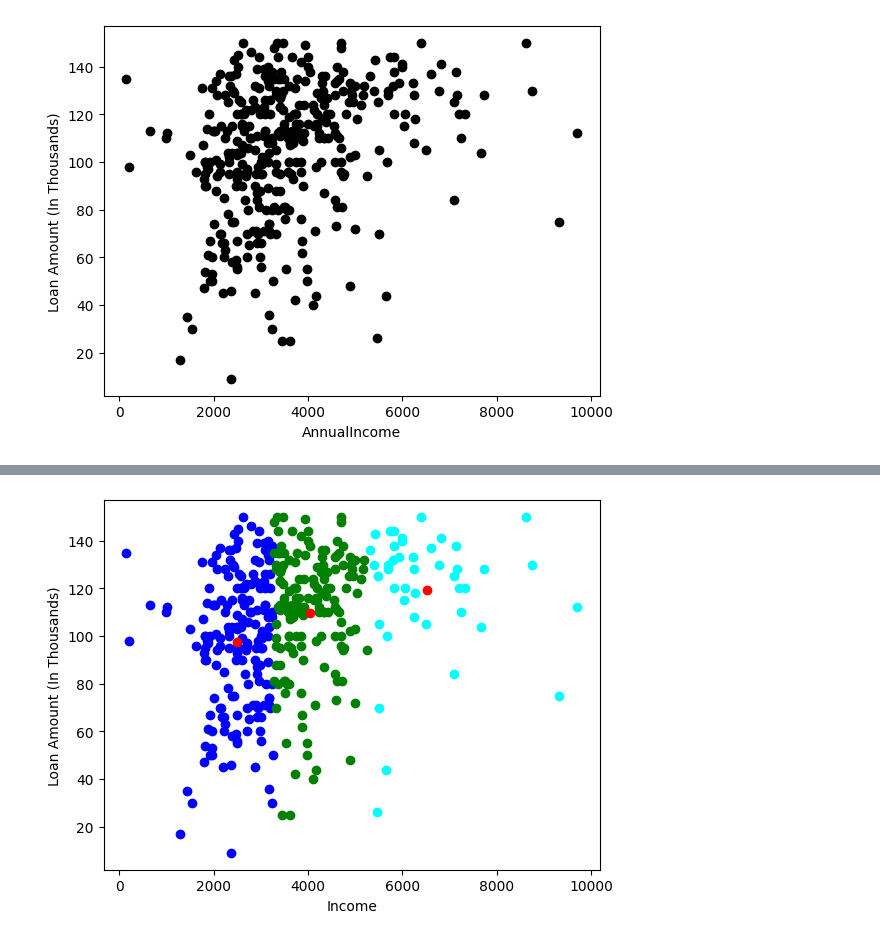
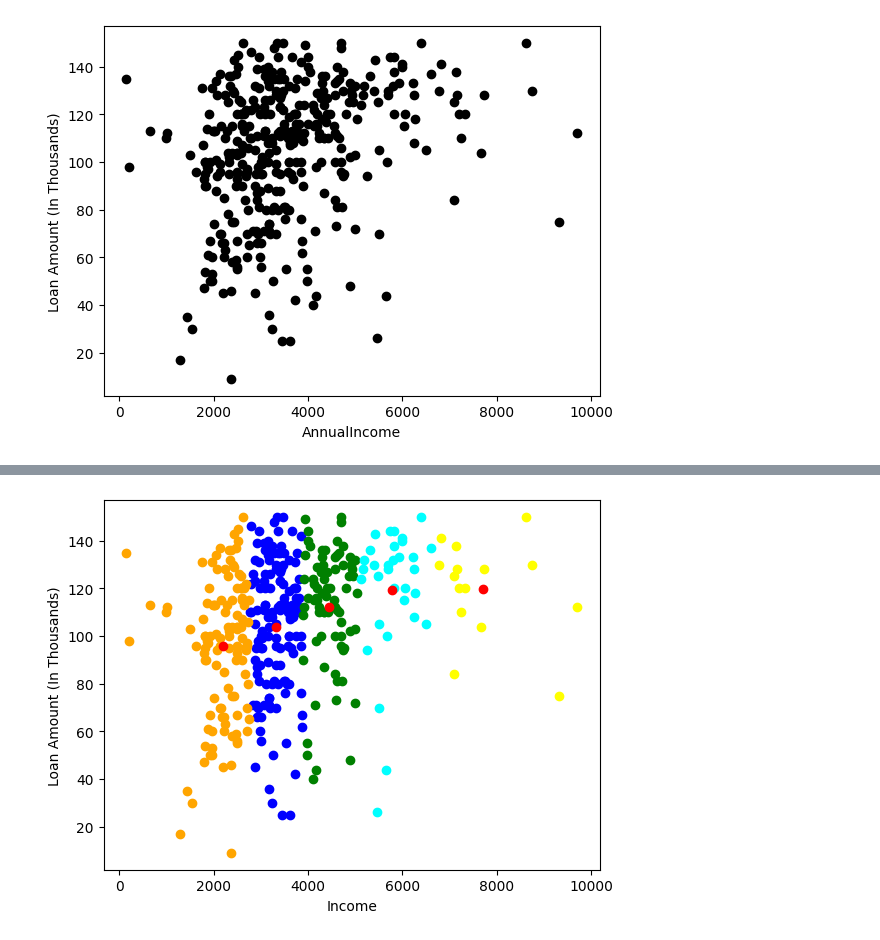
Before and after one commit to TejasRaundal/Machine-Learning-SCOE, a Jupyter notebook: Assignment 9/kMeans.ipynb, the cells around one changed output, grey strips where cells are left out. Cells and saved outputs as stored; diff of their text form; code cells hidden in the pictures.

```diff
--- a/Assignment 9/kMeans.ipynb
+++ b/Assignment 9/kMeans.ipynb
@@ -24,7 +24,7 @@ plt.show()
 # %% [output]
 [figure]
 # %%
-K=3
+K=5
 Centroids = (x.sample(n=K))
 plt.scatter(x["ApplicantIncome"],x["LoanAmount"],c='black')
 plt.scatter(Centroids["ApplicantIncome"],Centroids["LoanAmount"],c='red')
@@ -89,12 +78,12 @@ while(diff!=0):
 0.0
 # %%
-color=['blue','green','cyan']
+color=['blue','green','cyan','orange','yellow']
 for k in range(K):
     data=x[x["Cluster"]==k+1]
     plt.scatter(data["ApplicantIncome"],data["LoanAmount"],c=color[k])
 plt.scatter(Centroids["ApplicantIncome"],Centroids["LoanAmount"],c='red')
 plt.xlabel('Income')
 plt.ylabel('Loan Amount (In Thousands)')
 plt.show()
 # %% [output]
-[figure, old version]
+[figure, new version]
```
Also changed, not shown: parts of 2 cells of this notebook.
